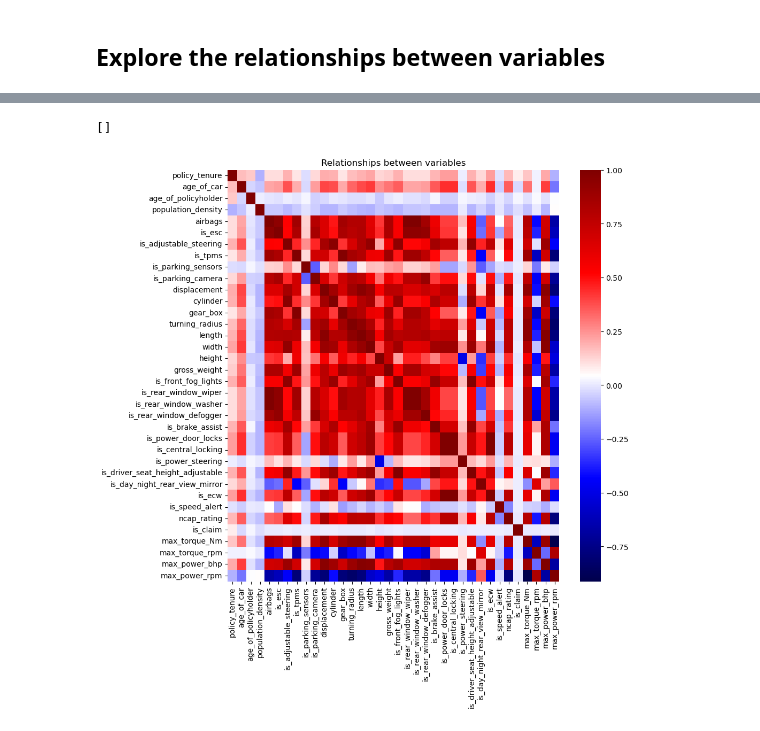
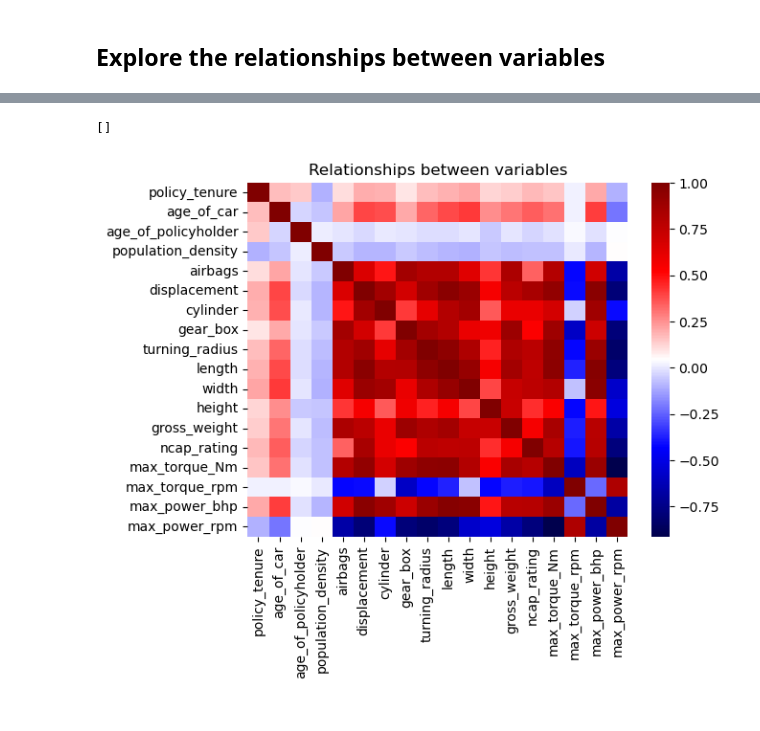
Before and after one commit to DiegoMZD/CarInsurance, a Jupyter notebook: notebooks/02_EDA.ipynb, the cells around one changed output, grey strips where cells are left out. Cells and saved outputs as stored; diff of their text form; code cells hidden in the pictures.

```diff
--- a/notebooks/02_EDA.ipynb
+++ b/notebooks/02_EDA.ipynb
@@ -831,8 +813,9 @@ train.corr(numeric_only = True)
+# %%
+corr_int_float = train.select_dtypes(include = ["int", "float"]).corr()
 # %%
-fig, ax = plt.subplots(figsize = (10, 10))
-sns.heatmap(train.corr(numeric_only = True), cmap = "seismic")
+sns.heatmap(corr_int_float, cmap = "seismic")
 plt.title("Relationships between variables")
 plt.plot()
 # %% [output]
 []
-[figure, old version]
+[figure, new version]
```
Also changed, not shown: parts of 18 cells of this notebook.
